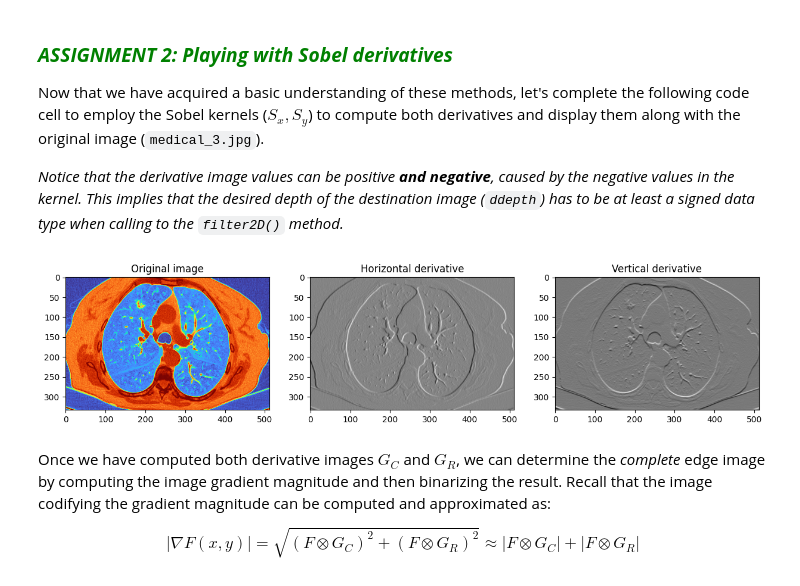
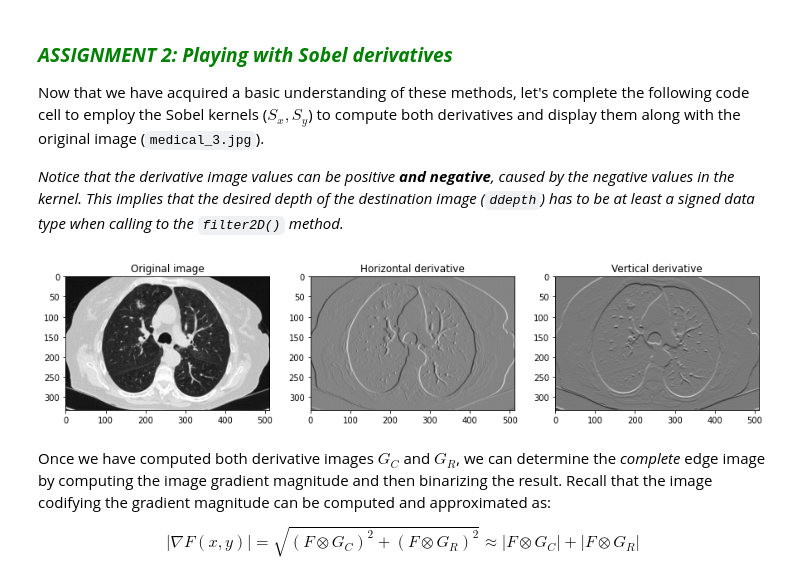
Before and after one commit to rubenjr0/uma_cv_2024, a Jupyter notebook: Chapter 03. Edge detection/3.1 Operators based on first derivative.ipynb, the cells around one changed output. Saved outputs shown, nothing was run; the diff lists cells and outputs as text; code cells hidden in the pictures.

```diff
--- a/Chapter 03. Edge detection/3.1 Operators based on first derivative.ipynb
+++ b/Chapter 03. Edge detection/3.1 Operators based on first derivative.ipynb
@@ -473,33 +473,33 @@ Now that we have acquired a basic understanding of these methods, let's complete
 # %%
 # ASSIGNMENT 2
 # Read one of the images, compute both kernel derivatives, apply them to the image (separately) and display the original image and the derivatives in a 1x3 plot.
 # Write your code here!
 
 # Read the image
 image = cv2.imread(images_path + 'medical_3.jpg', 0)
 
 # Define horizontal and vertical kernels
 kernel_h = np.array([[1, 0, -1],[2, 0, -2],[1, 0, -1]])/4
 kernel_v = np.array([[-1, -2, -1],[0, 0, 0],[1, 2, 1]])/4
 
 # Apply convolution
 d_horizontal = cv2.filter2D(image, kernel=kernel_h, ddepth=cv2.CV_16S) # Using ddepth=cv2.CV_16S
 d_vertical = cv2.filter2D(image, kernel=kernel_v, ddepth=cv2.CV_16S)
 
 # And show them!
 plt.subplot(131)
-plt.imshow(image, cmap='turbo')
+plt.imshow(image, cmap='gray')
 plt.title('Original image')
 
 plt.subplot(132)
 plt.imshow(d_horizontal, cmap='gray')
 plt.title('Horizontal derivative')
 
 plt.subplot(133)
 plt.imshow(d_vertical, cmap='gray')
 plt.title('Vertical derivative');
 # %% [output]
-[figure, old version]
+[figure, new version]
 # %% [markdown]
 Once we have computed both derivative images $G_C$ and $G_R$, we can determine the *complete* edge image by computing the image gradient magnitude and then binarizing the result. Recall that the image codifying the gradient magnitude can be computed and approximated as:
 
```
Also changed, not shown: parts of 6 cells of this notebook, 1 other file.
